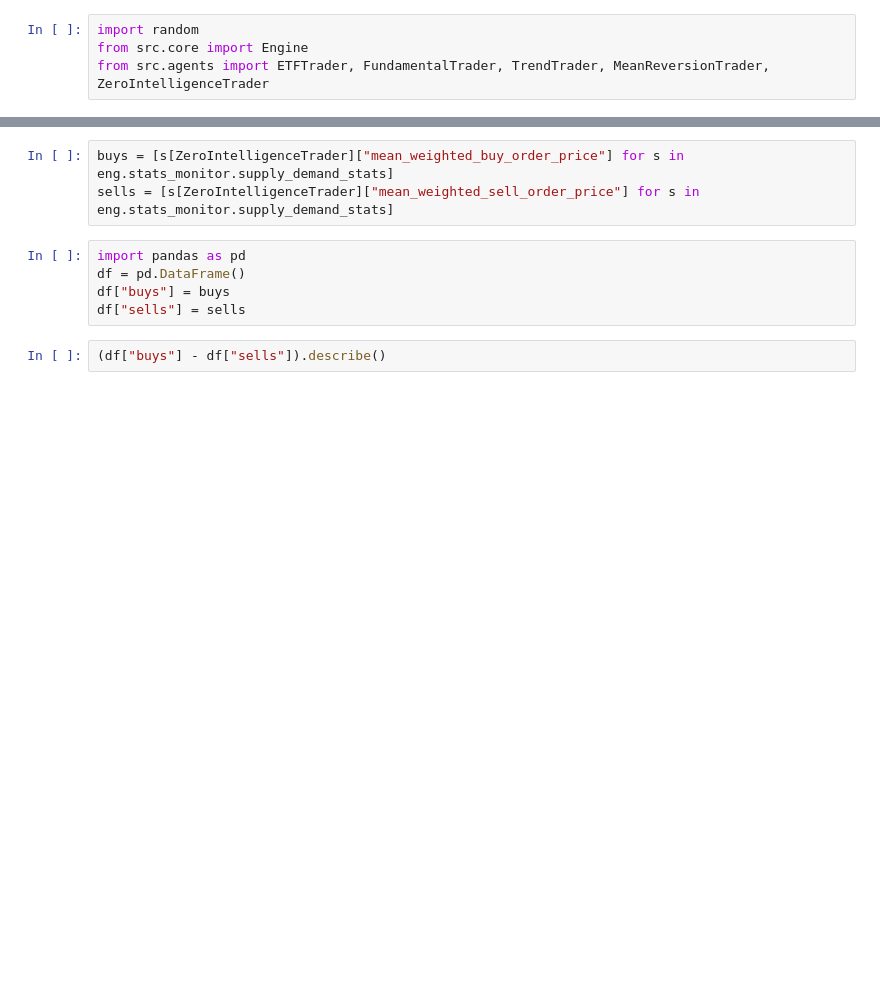
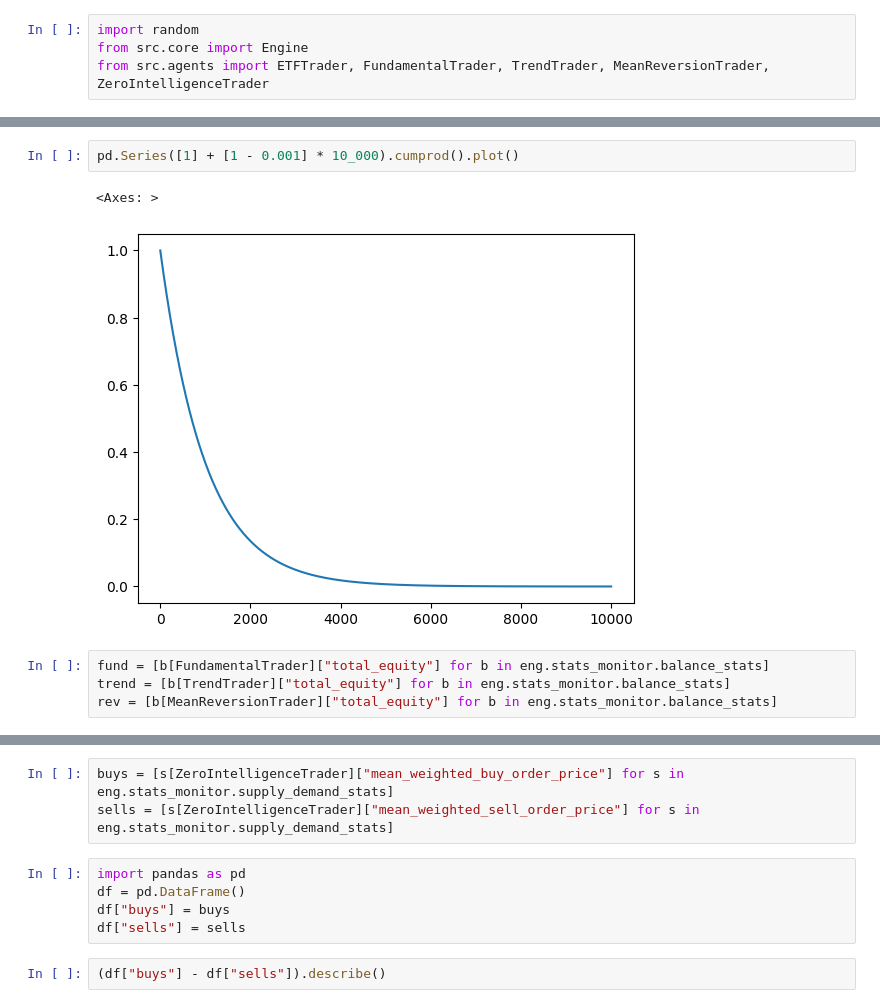
Before and after one commit to eura17/agent-based-financial-market, a Jupyter notebook: examples/first-setup.ipynb, the cells around one changed output, grey strips where cells are left out. Saved outputs shown, nothing was run; the diff lists cells and outputs as text; blank space fills up the shorter version.

```diff
--- a/examples/first-setup.ipynb
+++ b/examples/first-setup.ipynb
@@ -57,0 +89,9 @@ defaultdict(collections.Counter,
+# %%
+pd.Series([1] + [1 - 0.001] * 10_000).cumprod().plot()
+# %% [output]
+<Axes: >
+[figure, added]
+# %%
+fund = [b[FundamentalTrader]["total_equity"] for b in eng.stats_monitor.balance_stats]
+trend = [b[TrendTrader]["total_equity"] for b in eng.stats_monitor.balance_stats]
+rev = [b[MeanReversionTrader]["total_equity"] for b in eng.stats_monitor.balance_stats]
```
Also changed, not shown: parts of 25 cells of this notebook, 8 other files.
